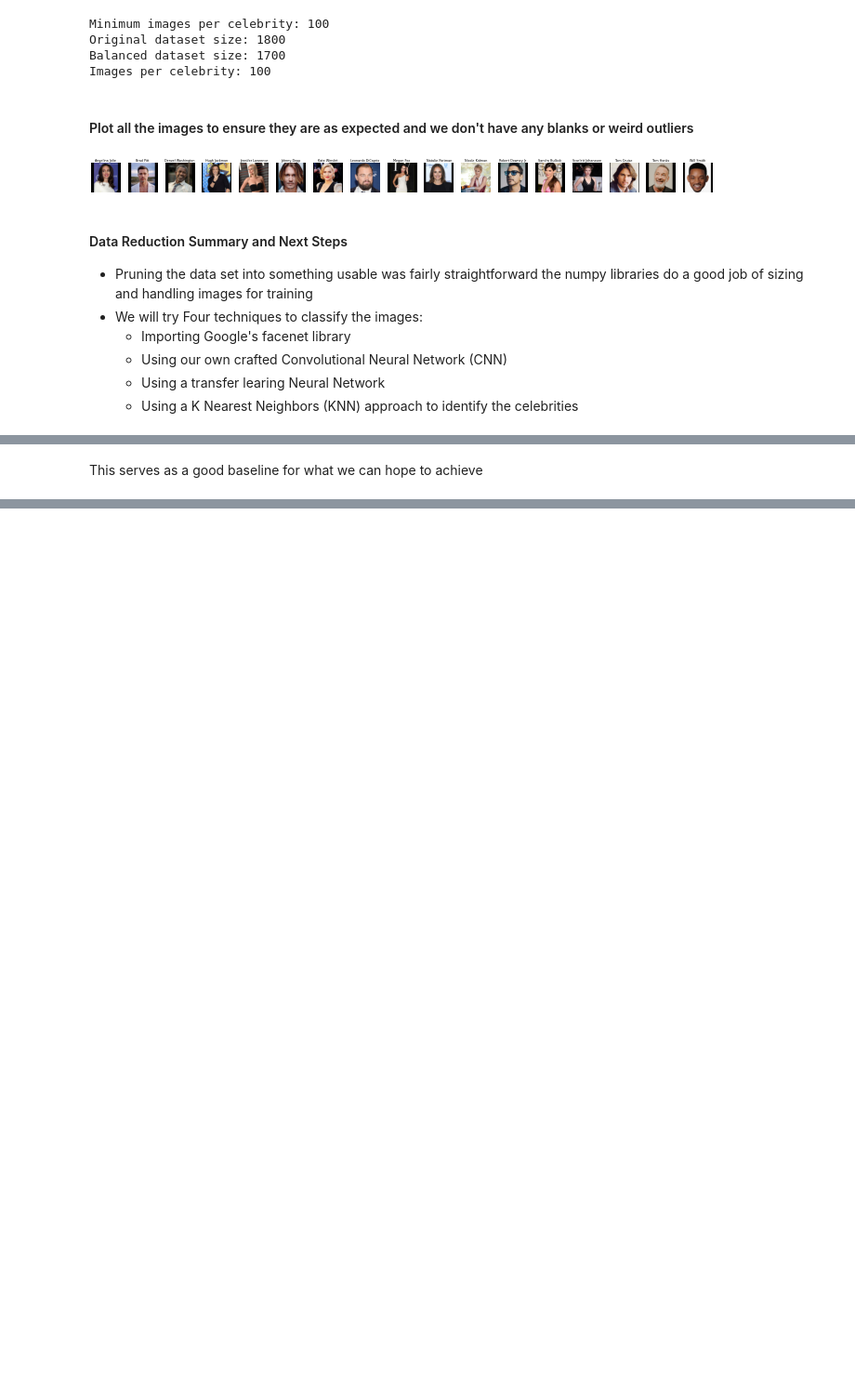
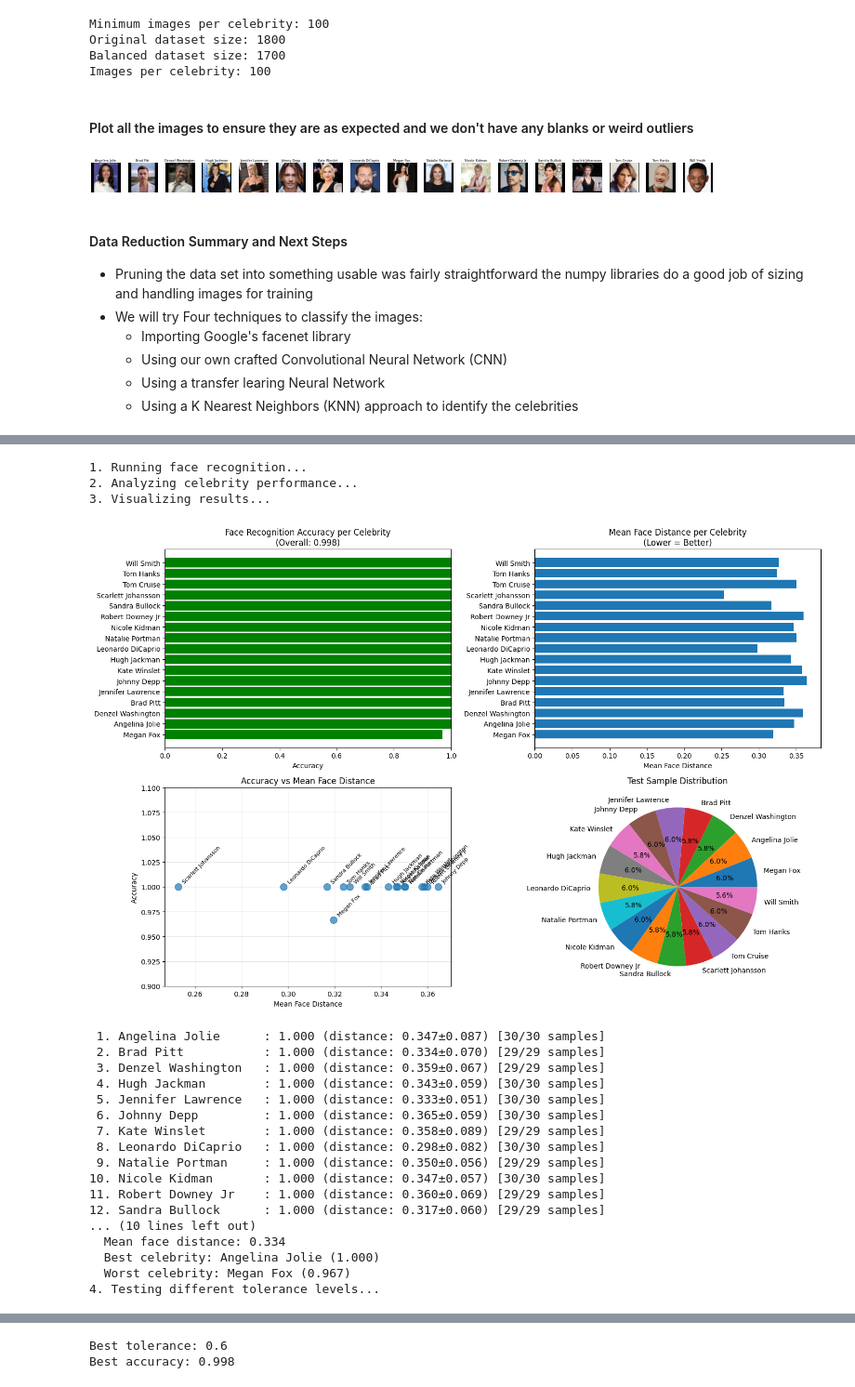
Before and after one commit to Jack-S2005/Capstone, a Jupyter notebook: capstone.ipynb, the cells around one changed output, grey strips where cells are left out. Shown at 93% size. Saved outputs shown, nothing was run; the diff lists cells and outputs as text; code cells hidden in the pictures; blank space fills up the shorter version.

```diff
--- a/capstone.ipynb
+++ b/capstone.ipynb
@@ -544,2 +494,73 @@ Best accuracy: 1.000
-# %% [markdown]
-This serves as a good baseline for what we can hope to achieve
+# %%
+# Main execution
+#print("=== FACE RECOGNITION ANALYSIS ===")
+
+print("1. Running face recognition...")
+overall_accuracy, predictions, true_labels = face_recognition_train_test(
+    X_train, X_test, y_train, y_test, celebrity_names, tolerance=0.6
+)
+
+print("2. Analyzing celebrity performance...")
+celebrity_accuracies = analyze_celebrity_performance_train_test(
+    predictions, true_labels, celebrity_names, X_train, X_test, y_train, y_test, tolerance=0.6
+)
+
+print("3. Visualizing results...")
+visualize_train_test_results(celebrity_accuracies, overall_accuracy)
+# Test different tolerance levels
+
+print("4. Testing different tolerance levels...")
+tolerance_levels = [0.4, 0.5, 0.6, 0.7, 0.8]
+tolerance_results = {}
+
+for tolerance in tolerance_levels:
+    #print(f"\nTesting tolerance: {tolerance}")
+    acc, _, _ = face_recognition_train_test(
+        X_train, X_test, y_train, y_test, celebrity_names, tolerance=tolerance
+    )
+    tolerance_results[tolerance] = acc
+
+# Plot tolerance results
+plt.figure(figsize=(10, 6))
+tolerances = list(tolerance_results.keys())
+accuracies = list(tolerance_results.values())
+
+plt.plot(tolerances, accuracies, marker='o', linewidth=2, markersize=8)
+plt.xlabel('Tolerance Level')
+plt.ylabel('Accuracy')
+plt.title('Face Recognition Accuracy vs Tolerance Level')
+plt.grid(True, alpha=0.3)
+plt.xticks(tolerances)
+
+# Add value labels on points
+for i, (tol, acc) in enumerate(zip(tolerances, accuracies)):
+    plt.annotate(f'{acc:.3f}', (tol, acc), xytext=(0, 10),
+                textcoords='offset points', ha='center', fontweight='bold')
+
+plt.tight_layout()
+plt.show()
+
+print(f"\nBest tolerance: {max(tolerance_results, key=tolerance_results.get)}")
+print(f"Best accuracy: {max(tolerance_results.values()):.3f}")
+# %% [output]
+1. Running face recognition...
+2. Analyzing celebrity performance...
+3. Visualizing results...
+[figure, added]
+ 1. Angelina Jolie      : 1.000 (distance: 0.347±0.087) [30/30 samples]
+ 2. Brad Pitt           : 1.000 (distance: 0.334±0.070) [29/29 samples]
+ 3. Denzel Washington   : 1.000 (distance: 0.359±0.067) [29/29 samples]
+ 4. Hugh Jackman        : 1.000 (distance: 0.343±0.059) [30/30 samples]
+ 5. Jennifer Lawrence   : 1.000 (distance: 0.333±0.051) [30/30 samples]
+ 6. Johnny Depp         : 1.000 (distance: 0.365±0.059) [30/30 samples]
+ 7. Kate Winslet        : 1.000 (distance: 0.358±0.089) [29/29 samples]
+ 8. Leonardo DiCaprio   : 1.000 (distance: 0.298±0.082) [30/30 samples]
+ 9. Natalie Portman     : 1.000 (distance: 0.350±0.056) [29/29 samples]
+10. Nicole Kidman       : 1.000 (distance: 0.347±0.057) [30/30 samples]
+11. Robert Downey Jr    : 1.000 (distance: 0.360±0.069) [29/29 samples]
+12. Sandra Bullock      : 1.000 (distance: 0.317±0.060) [29/29 samples]
+... (10 lines left out)
+  Mean face distance: 0.334
+  Best celebrity: Angelina Jolie (1.000)
+  Worst celebrity: Megan Fox (0.967)
+4. Testing different tolerance levels...
@@ -545,0 +568,2 @@ This serves as a good baseline for what we can hope to achieve
+Best tolerance: 0.6
+Best accuracy: 0.998
```
Also changed, not shown: parts of 24 cells of this notebook.
